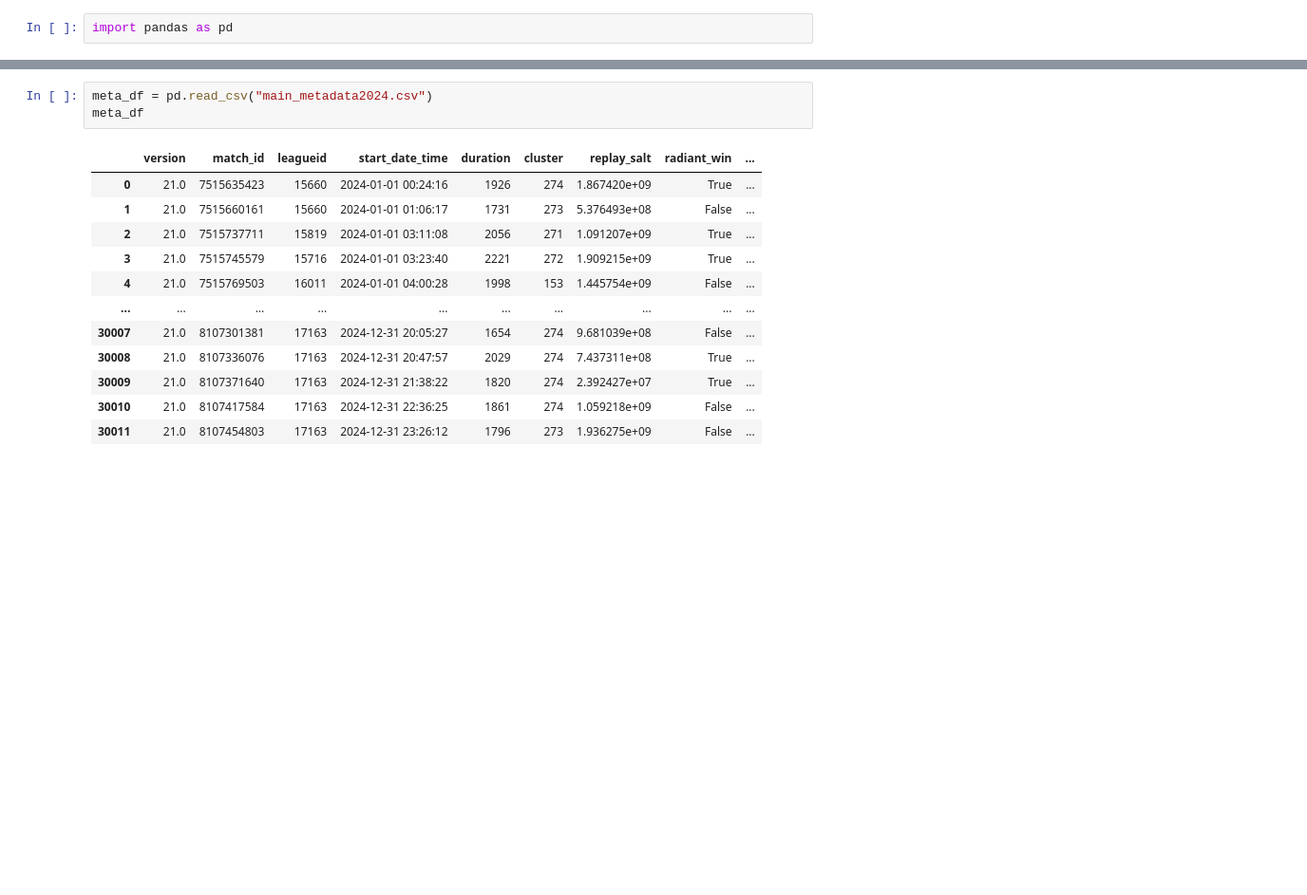
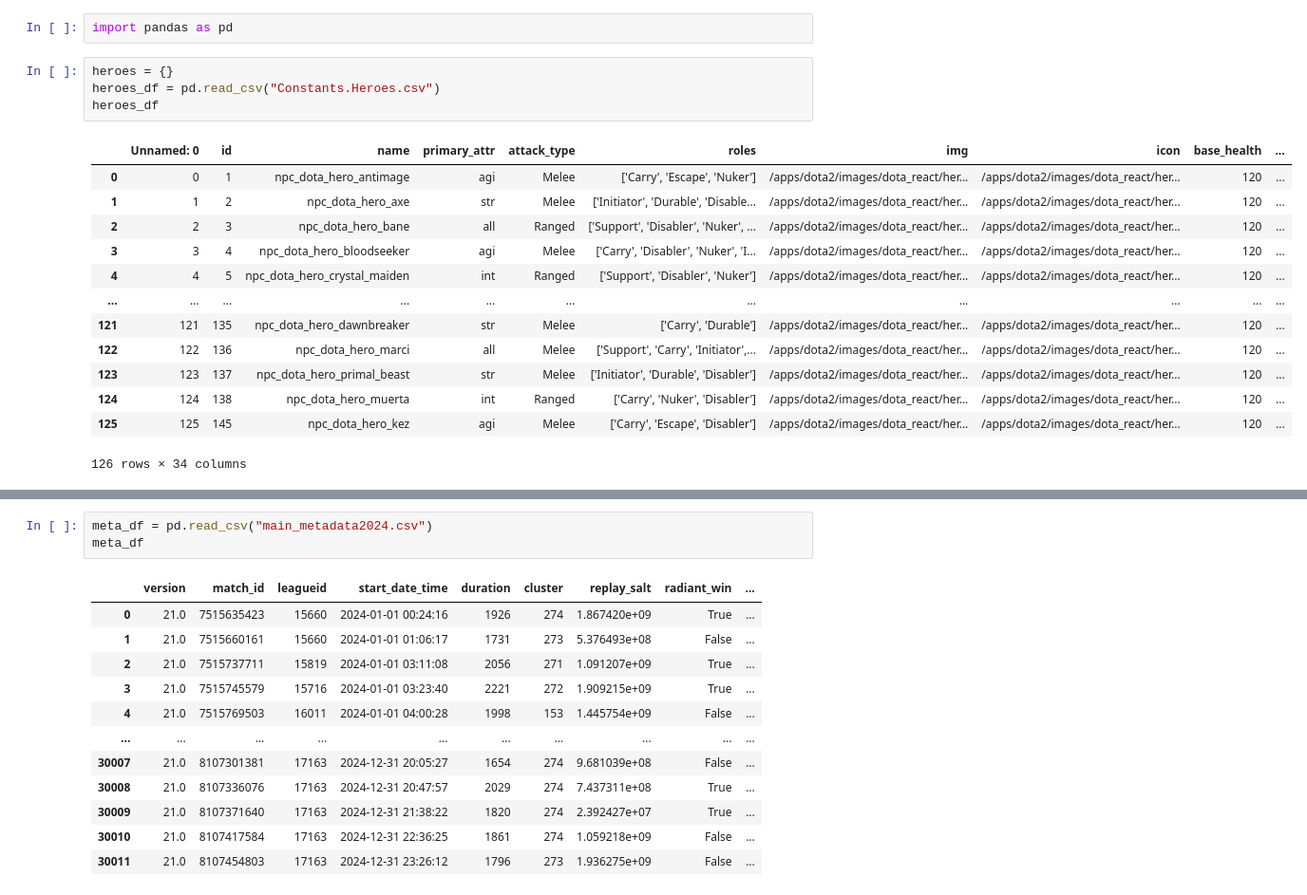
Before and after one commit to X1no-bit/Octopus_things, a Jupyter notebook: Dataframe.ipynb, the cells around one changed output, grey strips where cells are left out. Shown: that part at 95% size. Drawn from its saved outputs; the diff is of its cells as text; blank space fills up the shorter version.

```diff
--- a/Dataframe.ipynb
+++ b/Dataframe.ipynb
@@ -1,2 +1,20 @@
 # %%
 import pandas as pd
+# %%
+heroes = {}
+heroes_df = pd.read_csv("Constants.Heroes.csv")
+heroes_df
+# %% [output]
+|  | Unnamed: 0 | id | name | primary_attr | attack_type | roles | img | icon | base_health | ... |
+| 0 | 0 | 1 | npc_dota_hero_antimage | agi | Melee | ['Carry', 'Escape', 'Nuker'] | /apps/dota2/images/dota_react/her... | /apps/dota2/images/dota_react/her... | 120 | ... |
+| 1 | 1 | 2 | npc_dota_hero_axe | str | Melee | ['Initiator', 'Durable', 'Disable... | /apps/dota2/images/dota_react/her... | /apps/dota2/images/dota_react/her... | 120 | ... |
+| 2 | 2 | 3 | npc_dota_hero_bane | all | Ranged | ['Support', 'Disabler', 'Nuker', ... | /apps/dota2/images/dota_react/her... | /apps/dota2/images/dota_react/her... | 120 | ... |
+| 3 | 3 | 4 | npc_dota_hero_bloodseeker | agi | Melee | ['Carry', 'Disabler', 'Nuker', 'I... | /apps/dota2/images/dota_react/her... | /apps/dota2/images/dota_react/her... | 120 | ... |
+| 4 | 4 | 5 | npc_dota_hero_crystal_maiden | int | Ranged | ['Support', 'Disabler', 'Nuker'] | /apps/dota2/images/dota_react/her... | /apps/dota2/images/dota_react/her... | 120 | ... |
+| ... | ... | ... | ... | ... | ... | ... | ... | ... | ... | ... |
+| 121 | 121 | 135 | npc_dota_hero_dawnbreaker | str | Melee | ['Carry', 'Durable'] | /apps/dota2/images/dota_react/her... | /apps/dota2/images/dota_react/her... | 120 | ... |
+| 122 | 122 | 136 | npc_dota_hero_marci | all | Melee | ['Support', 'Carry', 'Initiator',... | /apps/dota2/images/dota_react/her... | /apps/dota2/images/dota_react/her... | 120 | ... |
+| 123 | 123 | 137 | npc_dota_hero_primal_beast | str | Melee | ['Initiator', 'Durable', 'Disabler'] | /apps/dota2/images/dota_react/her... | /apps/dota2/images/dota_react/her... | 120 | ... |
+| 124 | 124 | 138 | npc_dota_hero_muerta | int | Ranged | ['Carry', 'Nuker', 'Disabler'] | /apps/dota2/images/dota_react/her... | /apps/dota2/images/dota_react/her... | 120 | ... |
+| 125 | 125 | 145 | npc_dota_hero_kez | agi | Melee | ['Carry', 'Escape', 'Disabler'] | /apps/dota2/images/dota_react/her... | /apps/dota2/images/dota_react/her... | 120 | ... |
+126 rows × 34 columns
```
Also changed, not shown: parts of 11 cells of this notebook, 2 other files.
